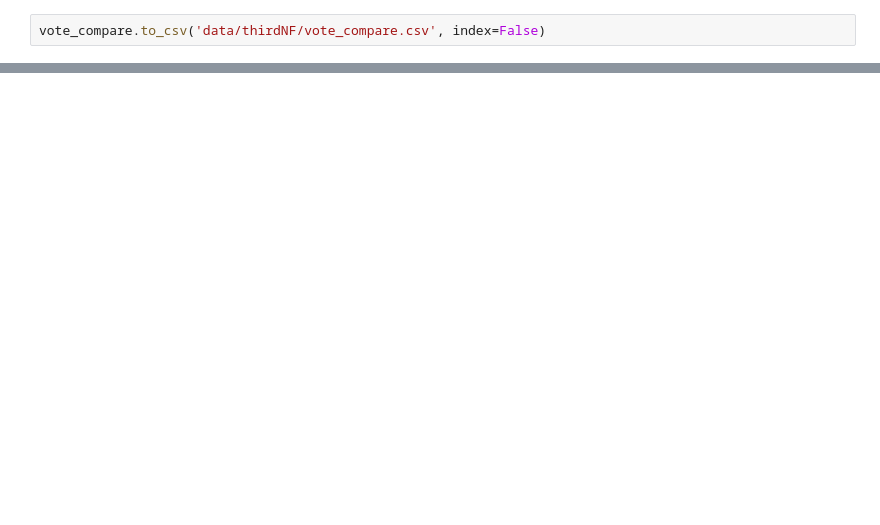
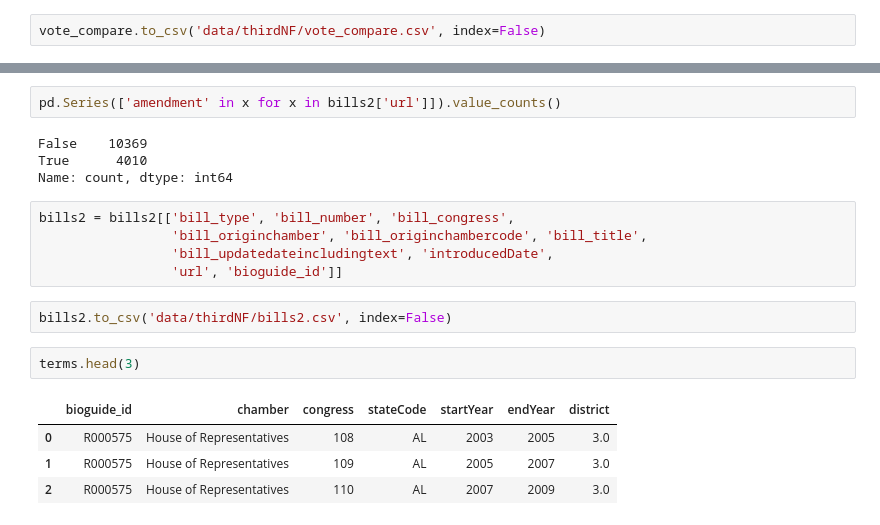
Before and after one commit to cynthialeng/con-trans-2025, a Jupyter notebook: schema.ipynb, the cells around one changed output, grey strips where cells are left out. Drawn from its saved outputs; the diff is of its cells as text; blank space fills up the shorter version.

```diff
--- a/schema.ipynb
+++ b/schema.ipynb
@@ -138,0 +159,20 @@ vote_compare.to_csv('data/thirdNF/vote_compare.csv', index=False)
+# %%
+pd.Series(['amendment' in x for x in bills2['url']]).value_counts()
+# %% [output]
+False    10369
+True      4010
+Name: count, dtype: int64
+# %%
+bills2 = bills2[['bill_type', 'bill_number', 'bill_congress',
+                 'bill_originchamber', 'bill_originchambercode', 'bill_title',
+                 'bill_updatedateincludingtext', 'introducedDate',
+                 'url', 'bioguide_id']]
+# %%
+bills2.to_csv('data/thirdNF/bills2.csv', index=False)
+# %%
+terms.head(3)
+# %% [output]
+|  | bioguide_id | chamber | congress | stateCode | startYear | endYear | district |
+| 0 | R000575 | House of Representatives | 108 | AL | 2003 | 2005 | 3.0 |
+| 1 | R000575 | House of Representatives | 109 | AL | 2005 | 2007 | 3.0 |
+| 2 | R000575 | House of Representatives | 110 | AL | 2007 | 2009 | 3.0 |
```
Also changed, not shown: parts of 15 cells of this notebook.
